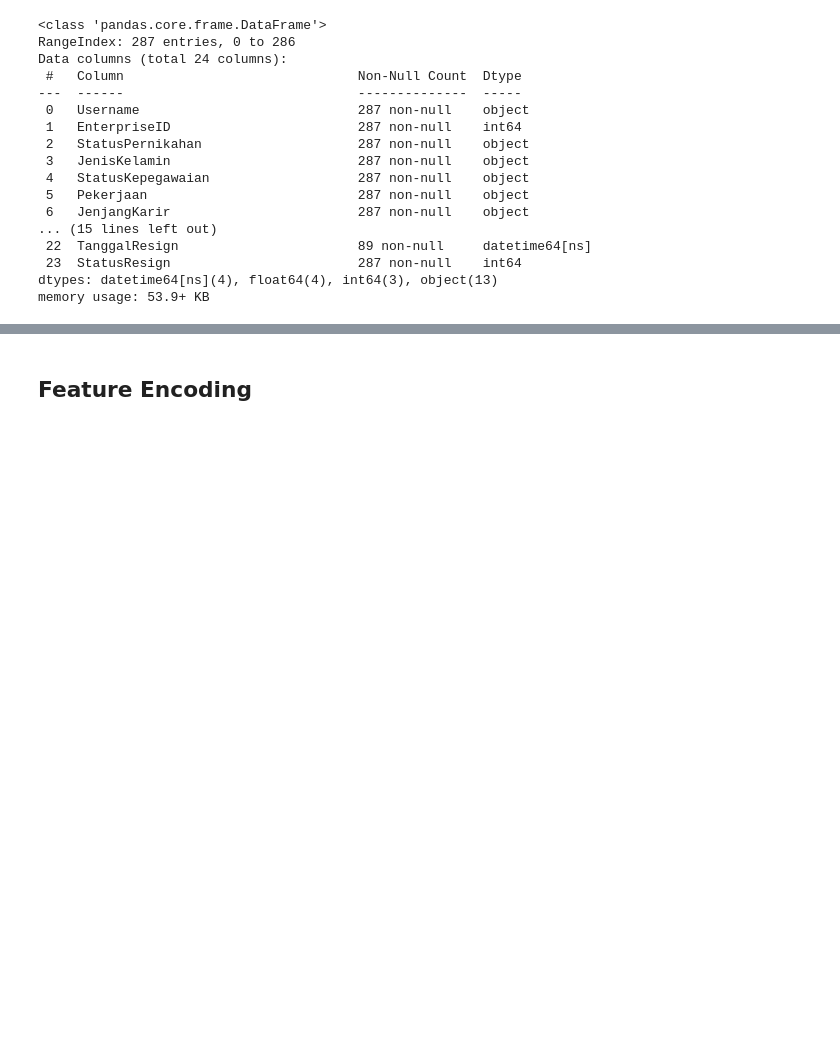
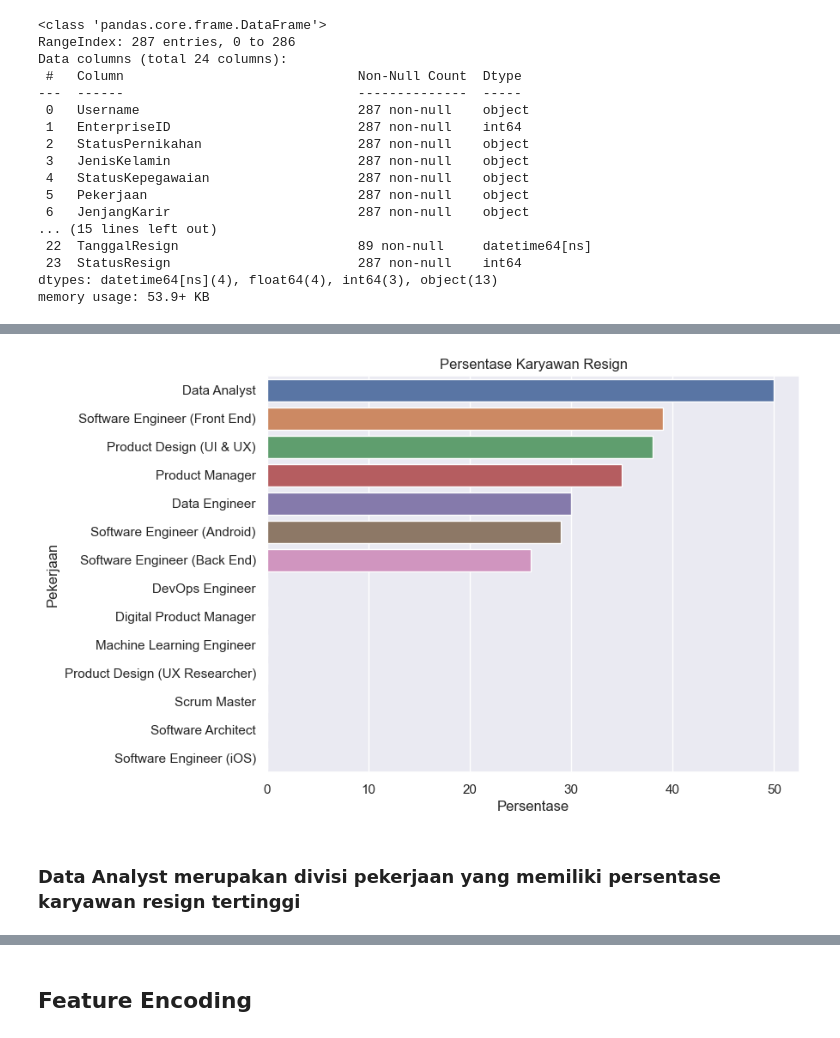
Before and after one commit to jedijm/Improving-Employee-Retention-using-Machine-Learning, a Jupyter notebook: Improving Employee Retention.ipynb, the cells around one changed output, grey strips where cells are left out. Saved outputs shown, nothing was run; the diff lists cells and outputs as text; code cells hidden in the pictures; blank space fills up the shorter version.

```diff
--- a/Improving Employee Retention.ipynb
+++ b/Improving Employee Retention.ipynb
@@ -482,0 +671,20 @@ df_eda.drop(columns = ('Username', 'EnterpriseID', 'NomorHP', 'email'))
+# %%
+categories = df_work['Pekerjaan']
+colors = sns.color_palette("deep", n_colors=len(categories))
+
+
+# Create a bar plot with color
+plt.figure(figsize=(8, 6))
+sns.barplot(x='PersentaseResign', y='Pekerjaan', data=df_work, palette=colors)
+
+# Add labels and title
+plt.xlabel('Persentase')
+plt.ylabel('Pekerjaan')
+plt.title('Persentase Karyawan Resign')
+
+# Show the plot
+plt.show()
+# %% [output]
+[figure, added]
+# %% [markdown]
+### Data Analyst merupakan divisi pekerjaan yang memiliki persentase karyawan resign tertinggi
```
Also changed, not shown: parts of 33 cells of this notebook.
